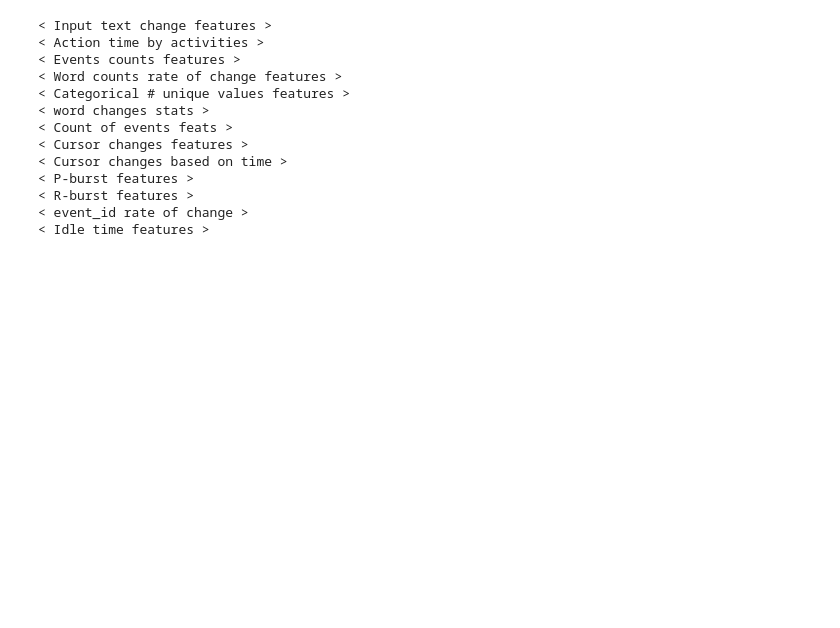
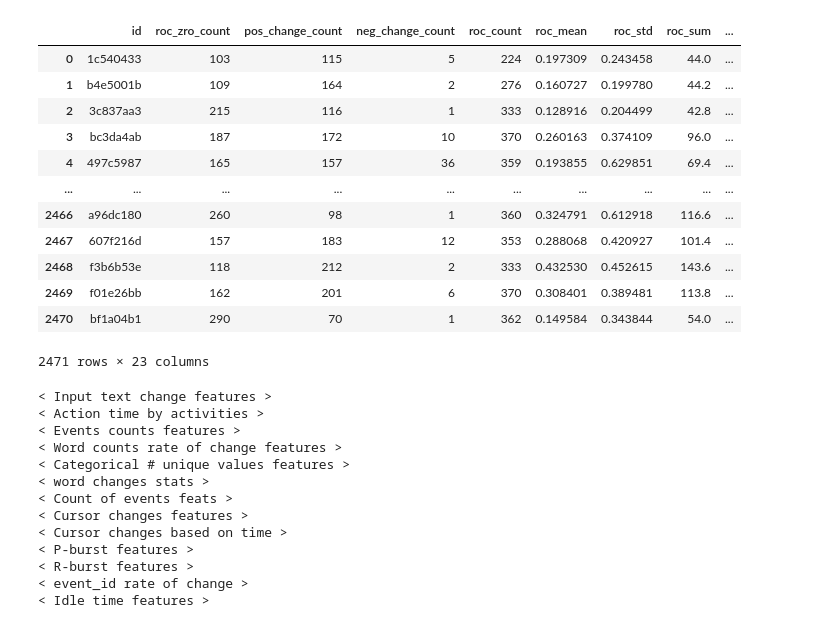
Before and after one commit to uallende/linking_writing_quality, a Jupyter notebook: SPF_create_features.ipynb, the cells around one changed output. Drawn from its saved outputs; the diff is of its cells as text; code cells hidden in the pictures; blank space fills up the shorter version.

```diff
--- a/SPF_create_features.ipynb
+++ b/SPF_create_features.ipynb
@@ -23,3 +23,11 @@ param = {'n_estimators': 1024,
 feat_list = os.listdir(FEAT_STORE)
 list_train_feats = [feat for feat in feat_list if feat.startswith('train')]
 #test_feats = [feat for feat in feat_list if feat.startswith('test')]
+# %%
+train_essays           = get_essay_df(train_logs.collect().to_pandas())
+test_essays           = get_essay_df(test_logs.collect().to_pandas())
+
+tr_feats, ts_feats = product_to_keys([train_logs.collect().to_pandas(),
+                                      test_logs.collect().to_pandas()],
+                                      [train_essays,test_essays])
+tr_feats, ts_feats = get_keys_pressed_per_second(train_logs.collect().to_pandas(), test_logs.collect().to_pandas())
@@ -156,3 +266,19 @@ Training... train_count_vectorise_bigrams.pkl
+# %%
+train_feats
+# %% [output]
+|  | id | roc_zro_count | pos_change_count | neg_change_count | roc_count | roc_mean | roc_std | roc_sum | ... |
+| 0 | 1c540433 | 103 | 115 | 5 | 224 | 0.197309 | 0.243458 | 44.0 | ... |
+| 1 | b4e5001b | 109 | 164 | 2 | 276 | 0.160727 | 0.199780 | 44.2 | ... |
+| 2 | 3c837aa3 | 215 | 116 | 1 | 333 | 0.128916 | 0.204499 | 42.8 | ... |
+| 3 | bc3da4ab | 187 | 172 | 10 | 370 | 0.260163 | 0.374109 | 96.0 | ... |
+| 4 | 497c5987 | 165 | 157 | 36 | 359 | 0.193855 | 0.629851 | 69.4 | ... |
+| ... | ... | ... | ... | ... | ... | ... | ... | ... | ... |
+| 2466 | a96dc180 | 260 | 98 | 1 | 360 | 0.324791 | 0.612918 | 116.6 | ... |
+| 2467 | 607f216d | 157 | 183 | 12 | 353 | 0.288068 | 0.420927 | 101.4 | ... |
+| 2468 | f3b6b53e | 118 | 212 | 2 | 333 | 0.432530 | 0.452615 | 143.6 | ... |
+| 2469 | f01e26bb | 162 | 201 | 6 | 370 | 0.308401 | 0.389481 | 113.8 | ... |
+| 2470 | bf1a04b1 | 290 | 70 | 1 | 362 | 0.149584 | 0.343844 | 54.0 | ... |
+2471 rows × 23 columns
 # %%
 file_name = 'input_change'
 tr, ts = input_text_change_feats(train_logs, test_logs)
```
Also changed, not shown: parts of 8 cells of this notebook, 3 other files.
